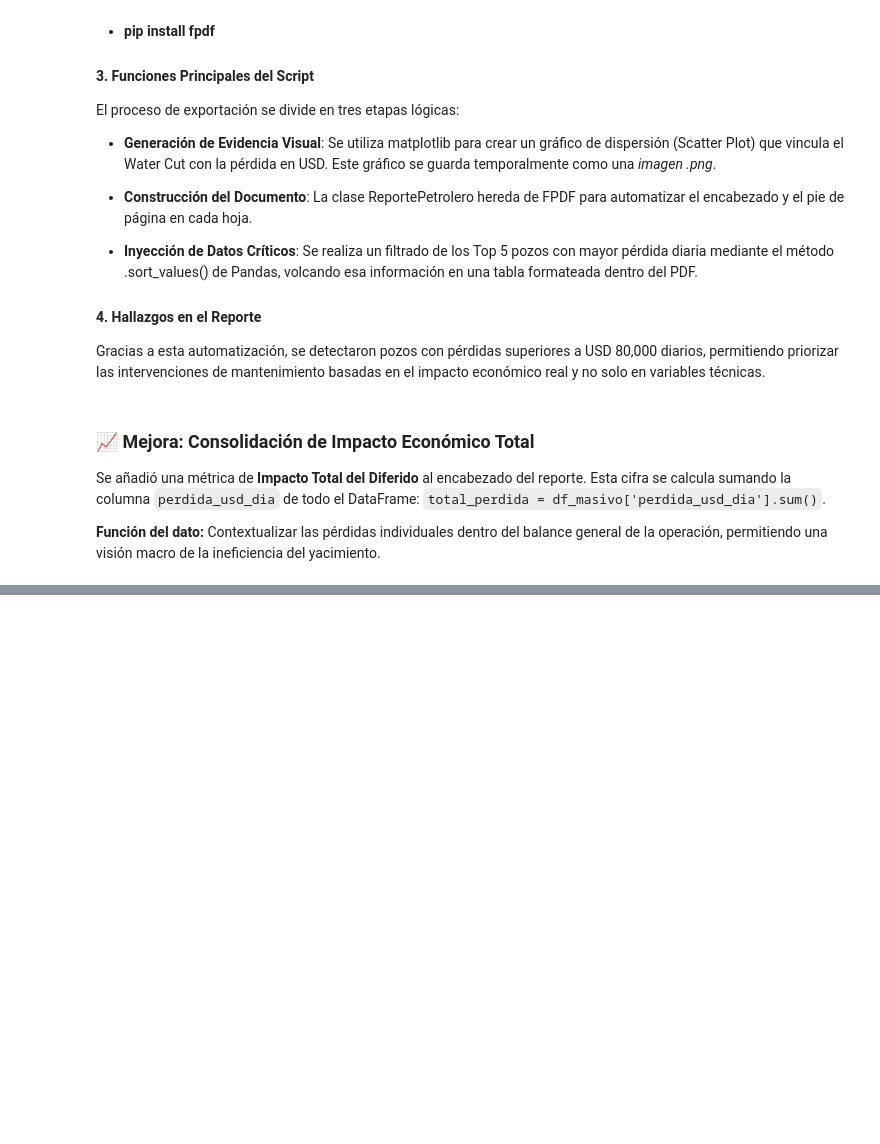
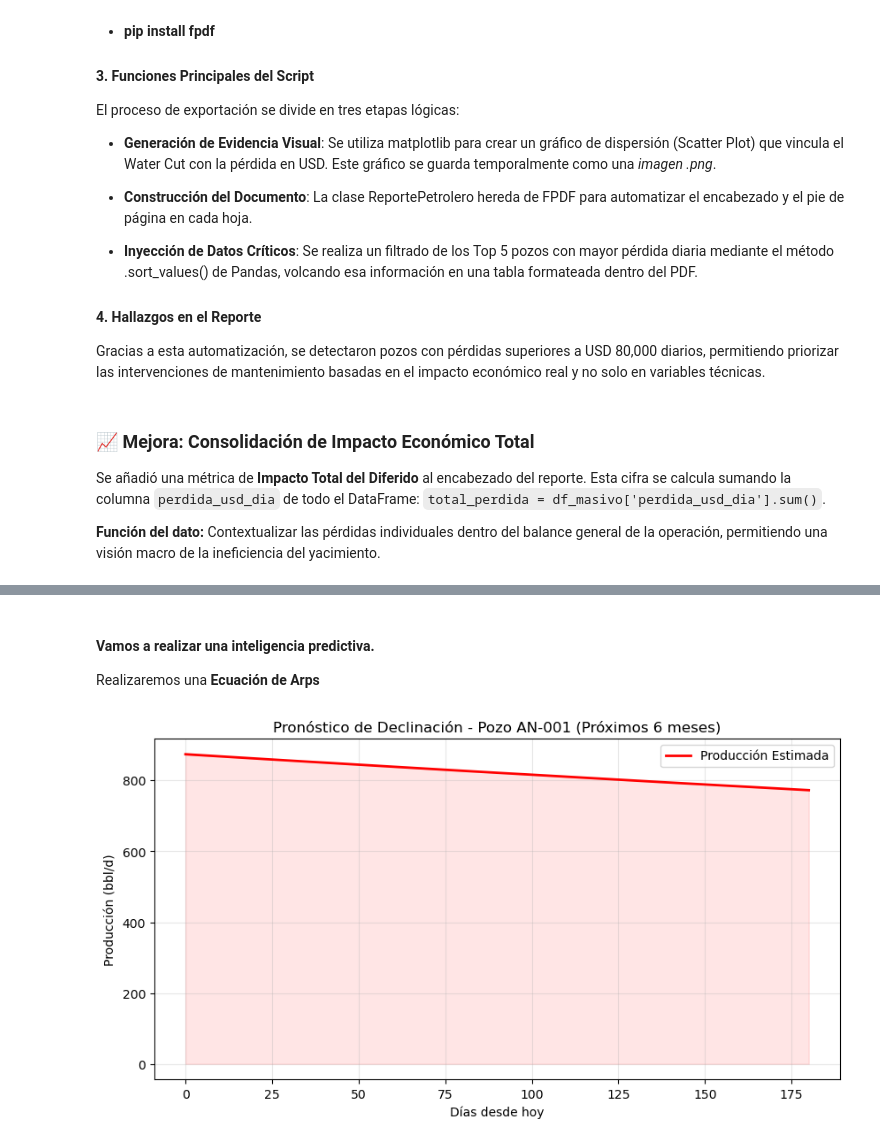
Before and after one commit to SiRoDevSoft/analisis_eficiencia_vaca_muerta, a Jupyter notebook: notebooks/monitor_eficiencia.ipynb, the cells around one changed output, grey strips where cells are left out. Cells and saved outputs as stored; diff of their text form; code cells hidden in the pictures; blank space fills up the shorter version.

```diff
--- a/notebooks/monitor_eficiencia.ipynb
+++ b/notebooks/monitor_eficiencia.ipynb
@@ -537,0 +554,27 @@ except Exception as e:
+# %% [markdown]
+#### Vamos a realizar una **inteligencia predictiva**.
+Realizaremos una **Ecuación de Arps**
+# %%
+from funciones_petroleras import predecir_declinacion_arps
+import numpy as np
+
+# Simulamos la proyección para el pozo AN-001
+q_hoy = 874.06  # Tomado de tus datos de hoy
+tasa_declinacion_anual = 0.25 # 25% anual (común en Vaca Muerta)
+d_diaria = tasa_declinacion_anual / 365
+
+dias_proyeccion = np.arange(0, 181, 1) # Próximos 6 meses
+produccion_futura = [predecir_declinacion_arps(q_hoy, d_diaria, t) for t in dias_proyeccion]
+
+# Visualizamos la caída
+plt.figure(figsize=(10, 5))
+plt.plot(dias_proyeccion, produccion_futura, color='red', linewidth=2, label='Producción Estimada')
+plt.fill_between(dias_proyeccion, produccion_futura, color='red', alpha=0.1)
+plt.title("Pronóstico de Declinación - Pozo AN-001 (Próximos 6 meses)")
+plt.xlabel("Días desde hoy")
+plt.ylabel("Producción (bbl/d)")
+plt.grid(True, alpha=0.3)
+plt.legend()
+plt.show()
+# %% [output]
+[figure, added]
```
Also changed, not shown: parts of 19 cells of this notebook, 15 other files.
